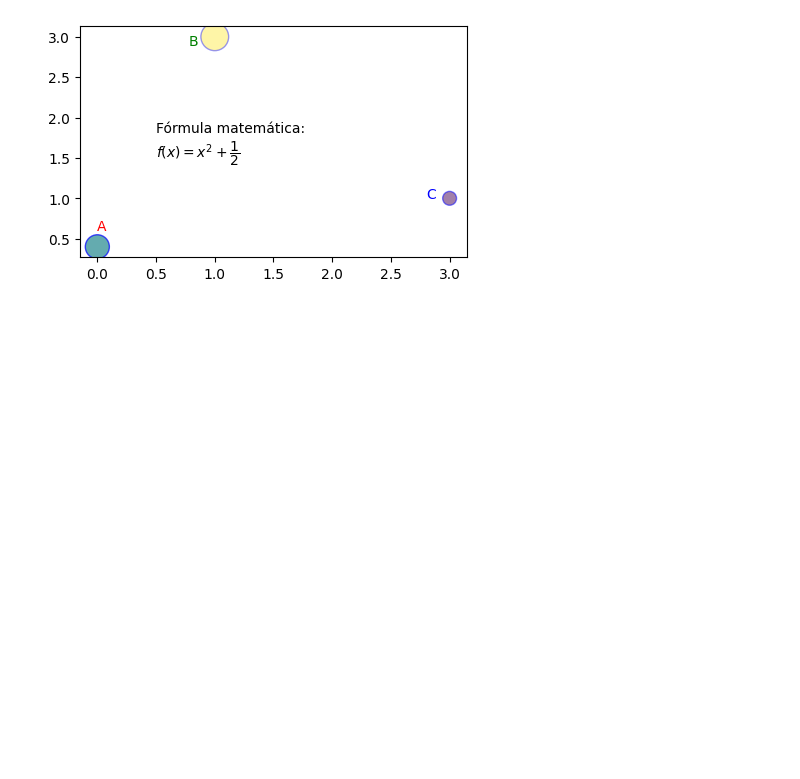
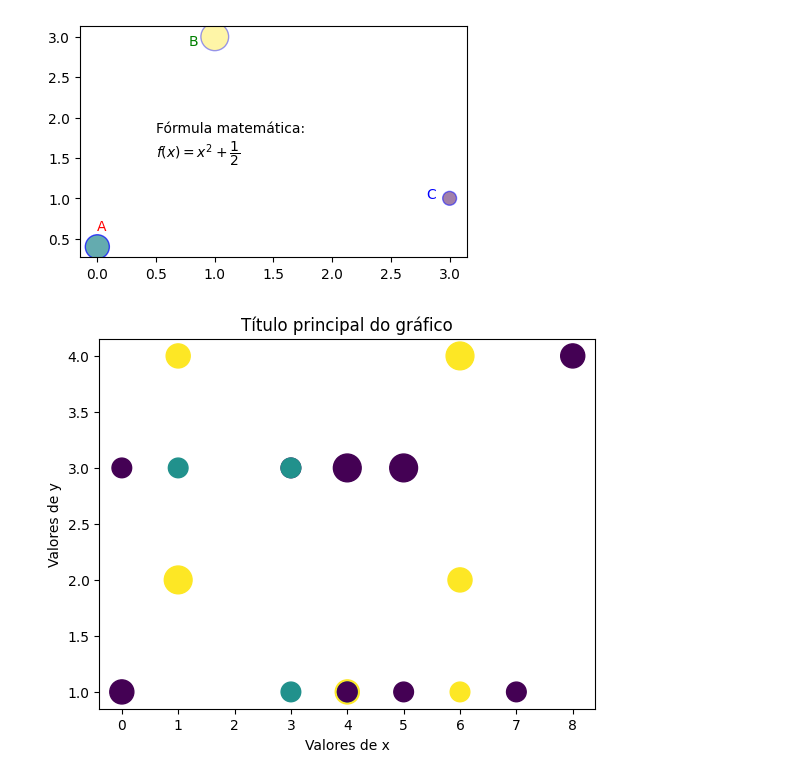
Before and after one commit to jvianna07/matplotlib-tutorial, a Jupyter notebook: tuturial2_fig.ipynb, the cells around one changed output. Saved outputs shown, nothing was run; the diff lists cells and outputs as text; code cells hidden in the pictures; blank space fills up the shorter version.

```diff
--- a/tuturial2_fig.ipynb
+++ b/tuturial2_fig.ipynb
@@ -92,3 +104,17 @@ plt.show()
 # r"Fórmula matemática:\n$f(x) = x^2 + \frac{1}{2}$"
 # %% [output]
 [figure]
+# %%
+x=np.linspace(-5, 5, 11)
+x1 =np.random.randint(0,9, 20)
+y1 =np.random.randint(1,5, 20)
+c=np.random.randint(1,4, 20)
+s=np.random.randint(2,5,20)*100
+# %%
+plt.scatter(x1,y1, c=c, s=s)
+plt.title("Título principal do gráfico")
+plt.xlabel("Valores de x")
+plt.ylabel("Valores de y")
+plt.show()
+# %% [output]
+[figure, added]
```
Also changed, not shown: parts of 19 cells of this notebook.
